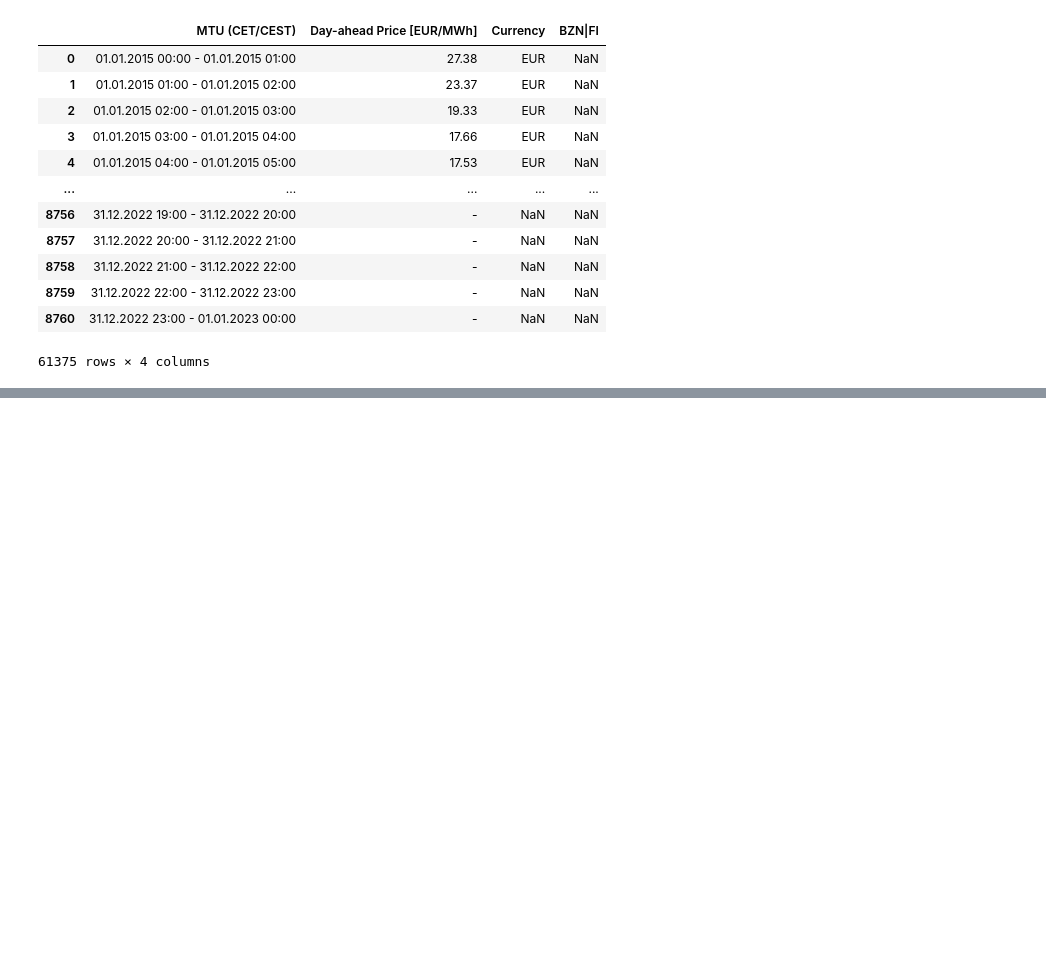
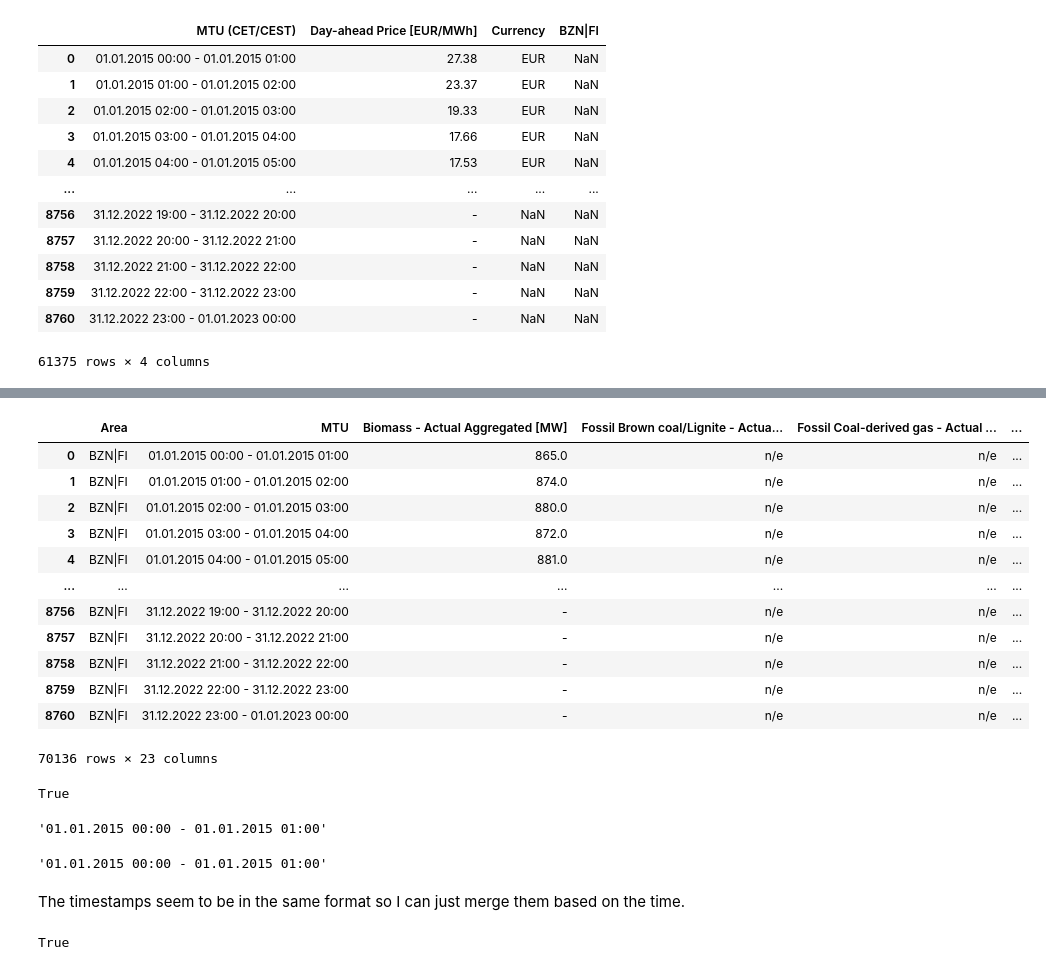
Before and after one commit to MergHQ/ids22-miniproject, a Jupyter notebook: merge_load_price_generation.ipynb, the cells around one changed output, grey strips where cells are left out. Cells and saved outputs as stored; diff of their text form; code cells hidden in the pictures; blank space fills up the shorter version.

```diff
--- a/merge_load_price_generation.ipynb
+++ b/merge_load_price_generation.ipynb
@@ -101,0 +139,36 @@ generation.to_csv('./data/all_generation_data.csv')
+# %%
+generation['MTU'] = generation.MTU.str.replace('[(CET/CEST)].*','',  regex = True).str.strip()
+# %%
+generation
+# %% [output]
+|  | Area | MTU | Biomass - Actual Aggregated [MW] | Fossil Brown coal/Lignite - Actua... | Fossil Coal-derived gas - Actual ... | ... |
+| 0 | BZN|FI | 01.01.2015 00:00 - 01.01.2015 01:00 | 865.0 | n/e | n/e | ... |
+| 1 | BZN|FI | 01.01.2015 01:00 - 01.01.2015 02:00 | 874.0 | n/e | n/e | ... |
+| 2 | BZN|FI | 01.01.2015 02:00 - 01.01.2015 03:00 | 880.0 | n/e | n/e | ... |
+| 3 | BZN|FI | 01.01.2015 03:00 - 01.01.2015 04:00 | 872.0 | n/e | n/e | ... |
+| 4 | BZN|FI | 01.01.2015 04:00 - 01.01.2015 05:00 | 881.0 | n/e | n/e | ... |
+| ... | ... | ... | ... | ... | ... | ... |
+| 8756 | BZN|FI | 31.12.2022 19:00 - 31.12.2022 20:00 | - | n/e | n/e | ... |
+| 8757 | BZN|FI | 31.12.2022 20:00 - 31.12.2022 21:00 | - | n/e | n/e | ... |
+| 8758 | BZN|FI | 31.12.2022 21:00 - 31.12.2022 22:00 | - | n/e | n/e | ... |
+| 8759 | BZN|FI | 31.12.2022 22:00 - 31.12.2022 23:00 | - | n/e | n/e | ... |
+| 8760 | BZN|FI | 31.12.2022 23:00 - 01.01.2023 00:00 | - | n/e | n/e | ... |
+70136 rows × 23 columns
+# %%
+generation.iloc[0, 1] == load.iloc[0, 0]
+# %% [output]
+True
+# %%
+generation.iloc[0, 1]
+# %% [output]
+'01.01.2015 00:00 - 01.01.2015 01:00'
+# %%
+load.iloc[0, 0]
+# %% [output]
+'01.01.2015 00:00 - 01.01.2015 01:00'
+# %% [markdown]
+The timestamps seem to be in the same format so I can just merge them based on the time.
+# %%
+generation.iloc[0, 1] == price.iloc[0, 0]
+# %% [output]
+True
```
Also changed, not shown: parts of 59 cells of this notebook, 1 other file.
